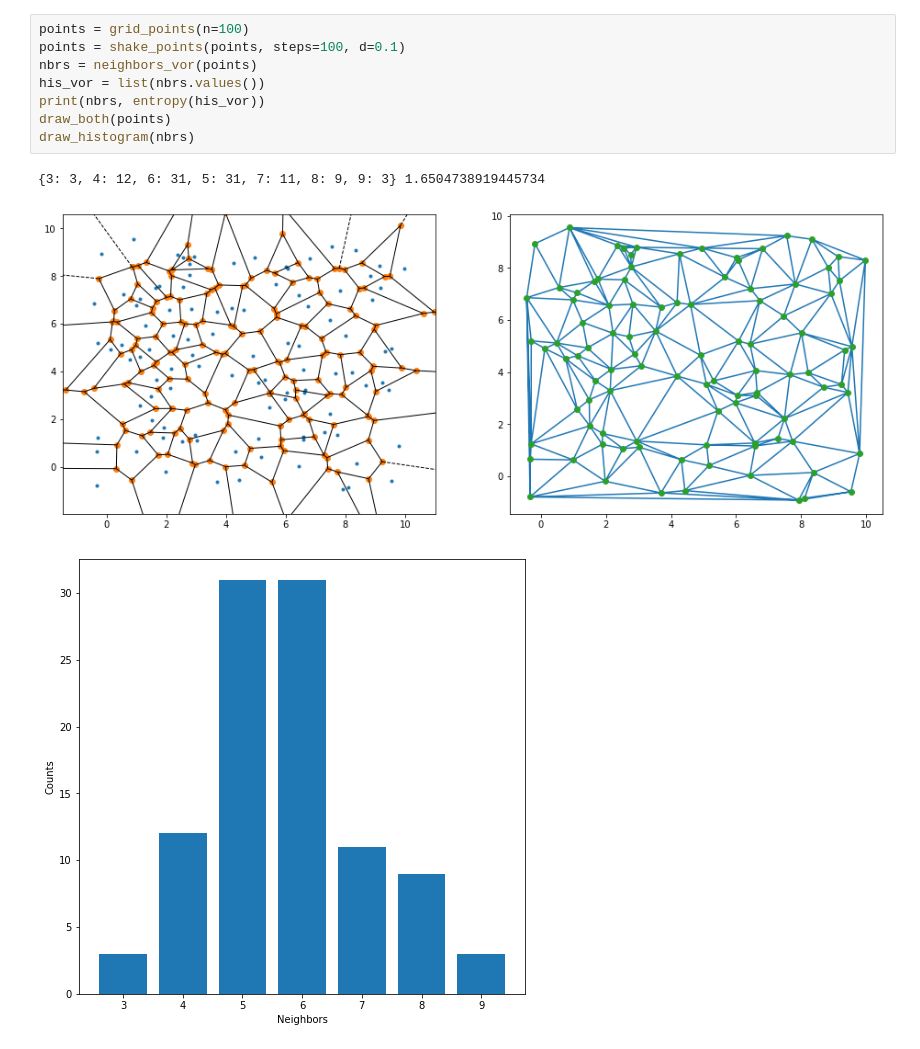
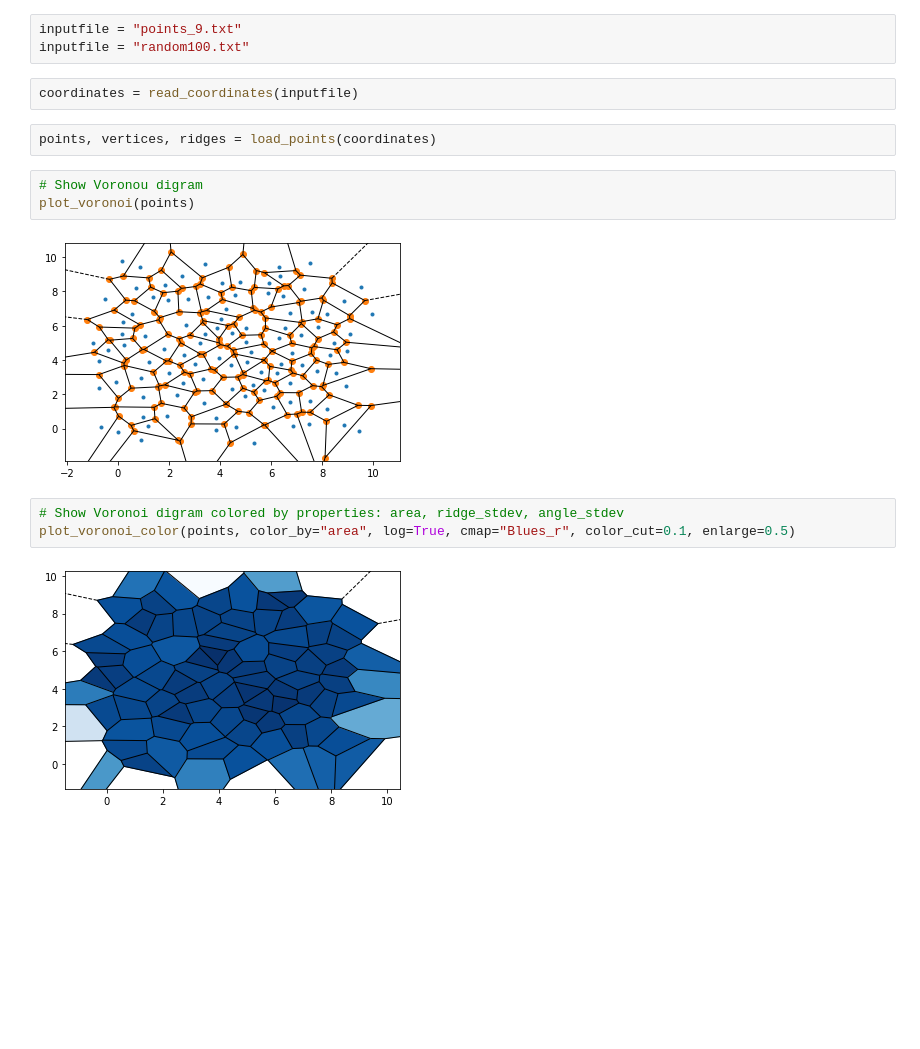
Before and after one commit to newbooks/voronoi, a Jupyter notebook: demo.ipynb, the cells around one changed output. Saved outputs shown, nothing was run; the diff lists cells and outputs as text; blank space fills up the shorter version.

```diff
--- a/demo.ipynb
+++ b/demo.ipynb
@@ -41,12 +3,17 @@ draw_histogram(nbrs)
-# %%
-points = grid_points(n=100)
-points = shake_points(points, steps=100, d=0.1)
-nbrs = neighbors_vor(points)
-his_vor = list(nbrs.values())
-print(nbrs, entropy(his_vor))
-draw_both(points)
-draw_histogram(nbrs)
-# %% [output]
-{3: 3, 4: 12, 6: 31, 5: 31, 7: 11, 8: 9, 9: 3} 1.6504738919445734
-[figure, removed]
-[figure, removed]
+# %%
+inputfile = "points_9.txt"
+inputfile = "random100.txt"
+# %%
+coordinates = read_coordinates(inputfile)
+# %%
+points, vertices, ridges = load_points(coordinates)
+# %%
+# Show Voronou digram
+plot_voronoi(points)
+# %% [output]
+[figure, added]
+# %%
+# Show Voronoi digram colored by properties: area, ridge_stdev, angle_stdev
+plot_voronoi_color(points, color_by="area", log=True, cmap="Blues_r", color_cut=0.1, enlarge=0.5)
+# %% [output]
+[figure, added]
```
Also changed, not shown: parts of 12 cells of this notebook, 1 other file.
